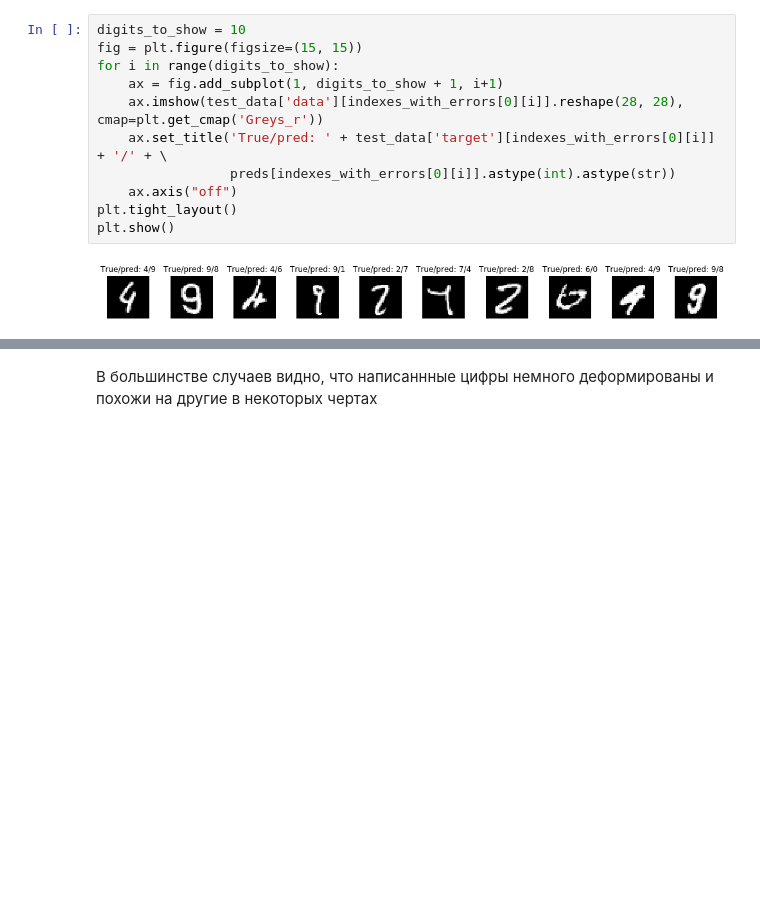
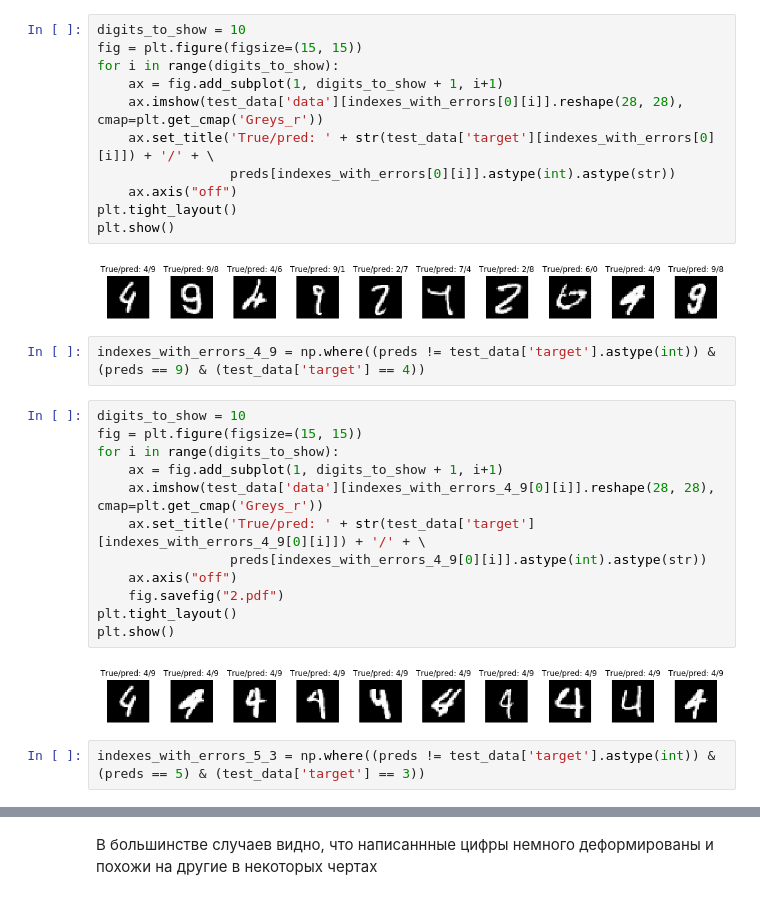
Before and after one commit to paniquex/ML_DS_practice, a Jupyter notebook: PRACTICUM/LAB_01/experiments.ipynb, the cells around one changed output, grey strips where cells are left out. Drawn from its saved outputs; the diff is of its cells as text; blank space fills up the shorter version.

```diff
--- a/PRACTICUM/LAB_01/experiments.ipynb
+++ b/PRACTICUM/LAB_01/experiments.ipynb
@@ -699,10 +758,28 @@ fig = plt.figure(figsize=(15, 15))
 for i in range(digits_to_show):
     ax = fig.add_subplot(1, digits_to_show + 1, i+1)
     ax.imshow(test_data['data'][indexes_with_errors[0][i]].reshape(28, 28), cmap=plt.get_cmap('Greys_r'))
-    ax.set_title('True/pred: ' + test_data['target'][indexes_with_errors[0][i]] + '/' + \
+    ax.set_title('True/pred: ' + str(test_data['target'][indexes_with_errors[0][i]]) + '/' + \
                  preds[indexes_with_errors[0][i]].astype(int).astype(str))
     ax.axis("off")
 plt.tight_layout()
 plt.show()
 # %% [output]
 [figure]
+# %%
+indexes_with_errors_4_9 = np.where((preds != test_data['target'].astype(int)) & (preds == 9) & (test_data['target'] == 4))
+# %%
+digits_to_show = 10
+fig = plt.figure(figsize=(15, 15))
+for i in range(digits_to_show):
+    ax = fig.add_subplot(1, digits_to_show + 1, i+1)
+    ax.imshow(test_data['data'][indexes_with_errors_4_9[0][i]].reshape(28, 28), cmap=plt.get_cmap('Greys_r'))
+    ax.set_title('True/pred: ' + str(test_data['target'][indexes_with_errors_4_9[0][i]]) + '/' + \
+                 preds[indexes_with_errors_4_9[0][i]].astype(int).astype(str))
+    ax.axis("off")
+    fig.savefig("2.pdf")
+plt.tight_layout()
+plt.show()
+# %% [output]
+[figure, added]
+# %%
+indexes_with_errors_5_3 = np.where((preds != test_data['target'].astype(int)) & (preds == 5) & (test_data['target'] == 3))
```
Also changed, not shown: parts of 22 cells of this notebook, 4 other files.
